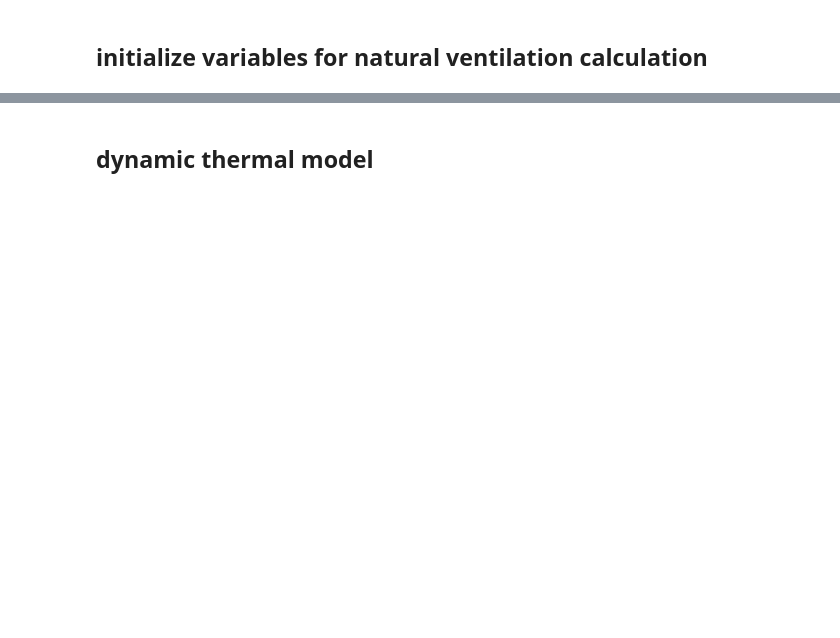
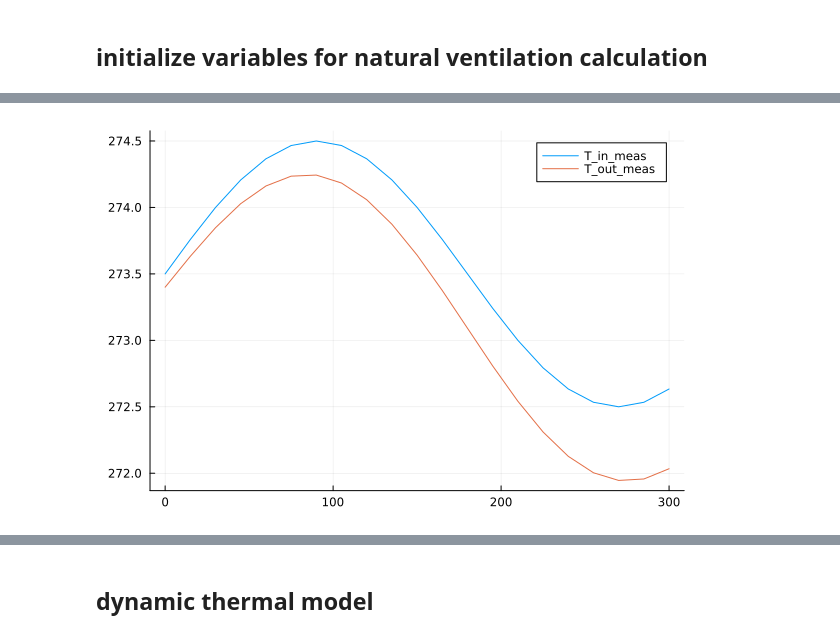
Before and after one commit to juliet29/bthermal_model, a Jupyter notebook: notebooks/appliedBtm_111622.ipynb, the cells around one changed output, grey strips where cells are left out. Cells and saved outputs as stored; diff of their text form; code cells hidden in the pictures; blank space fills up the shorter version.

```diff
--- a/notebooks/appliedBtm_111622.ipynb
+++ b/notebooks/appliedBtm_111622.ipynb
@@ -89,5 +110,0 @@ w2["cd"] = cd_pivot(w2["alpha"])
-# %%
-# missing variables
-time = 0
-T_out = 0
-T_in = 0
@@ -93,0 +157,5 @@ T_in = 0
+# %%
+Plots.plot(time, T_in_meas, label="T_in_meas")
+Plots.plot!(time, T_out_meas, label="T_out_meas")
+# %% [output]
+[figure, added]
```
Also changed, not shown: parts of 14 cells of this notebook, 1 other file.
